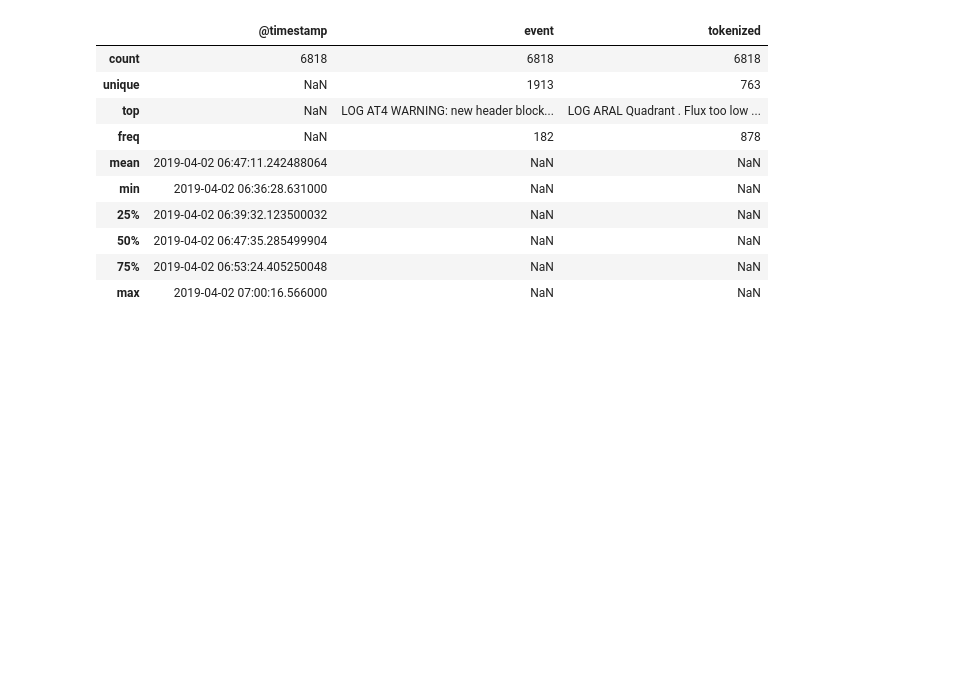
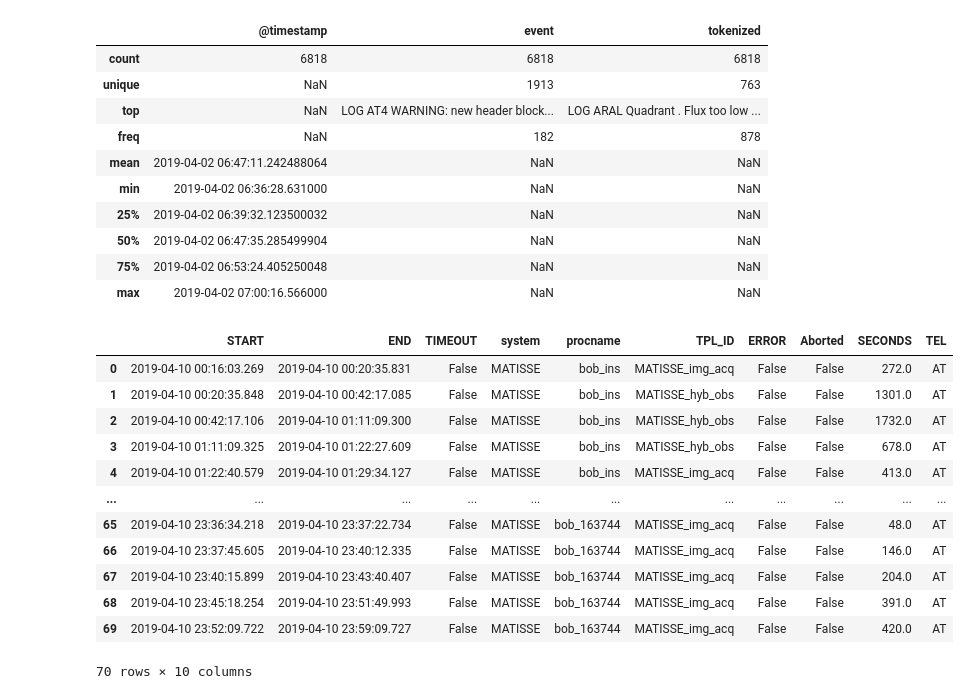
Before and after one commit to paranal-sw/collaborations-UFRO-2024-2s, a Jupyter notebook: 2-NB-SA-comparison/task_description.ipynb, the cells around one changed output. Drawn from its saved outputs; the diff is of its cells as text; code cells hidden in the pictures; blank space fills up the shorter version.

```diff
--- a/2-NB-SA-comparison/task_description.ipynb
+++ b/2-NB-SA-comparison/task_description.ipynb
@@ -170,3 +170,24 @@ df_event.describe(include='all')
 | 50% | 2019-04-02 06:47:35.285499904 | NaN | NaN |
 | 75% | 2019-04-02 06:53:24.405250048 | NaN | NaN |
 | max | 2019-04-02 07:00:16.566000 | NaN | NaN |
+# %%
+import pandas as pd
+
+# Leer el archivo .parquet
+df = load_meta('MATISSE','1d')
+# %%
+df
+# %% [output]
+|  | START | END | TIMEOUT | system | procname | TPL_ID | ERROR | Aborted | SECONDS | TEL |
+| 0 | 2019-04-10 00:16:03.269 | 2019-04-10 00:20:35.831 | False | MATISSE | bob_ins | MATISSE_img_acq | False | False | 272.0 | AT |
+| 1 | 2019-04-10 00:20:35.848 | 2019-04-10 00:42:17.085 | False | MATISSE | bob_ins | MATISSE_hyb_obs | False | False | 1301.0 | AT |
+| 2 | 2019-04-10 00:42:17.106 | 2019-04-10 01:11:09.300 | False | MATISSE | bob_ins | MATISSE_hyb_obs | False | False | 1732.0 | AT |
+| 3 | 2019-04-10 01:11:09.325 | 2019-04-10 01:22:27.609 | False | MATISSE | bob_ins | MATISSE_hyb_obs | False | False | 678.0 | AT |
+| 4 | 2019-04-10 01:22:40.579 | 2019-04-10 01:29:34.127 | False | MATISSE | bob_ins | MATISSE_img_acq | False | False | 413.0 | AT |
+| ... | ... | ... | ... | ... | ... | ... | ... | ... | ... | ... |
+| 65 | 2019-04-10 23:36:34.218 | 2019-04-10 23:37:22.734 | False | MATISSE | bob_163744 | MATISSE_img_acq | False | False | 48.0 | AT |
+| 66 | 2019-04-10 23:37:45.605 | 2019-04-10 23:40:12.335 | False | MATISSE | bob_163744 | MATISSE_img_acq | False | False | 146.0 | AT |
+| 67 | 2019-04-10 23:40:15.899 | 2019-04-10 23:43:40.407 | False | MATISSE | bob_163744 | MATISSE_img_acq | False | False | 204.0 | AT |
+| 68 | 2019-04-10 23:45:18.254 | 2019-04-10 23:51:49.993 | False | MATISSE | bob_163744 | MATISSE_img_acq | False | False | 391.0 | AT |
+| 69 | 2019-04-10 23:52:09.722 | 2019-04-10 23:59:09.727 | False | MATISSE | bob_163744 | MATISSE_img_acq | False | False | 420.0 | AT |
+70 rows × 10 columns
```
Also changed, not shown: parts of 1 cell of this notebook, 3 other files.
